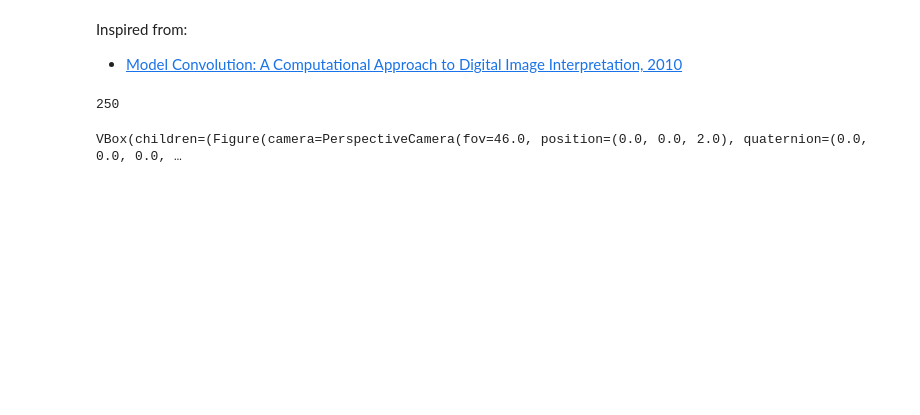
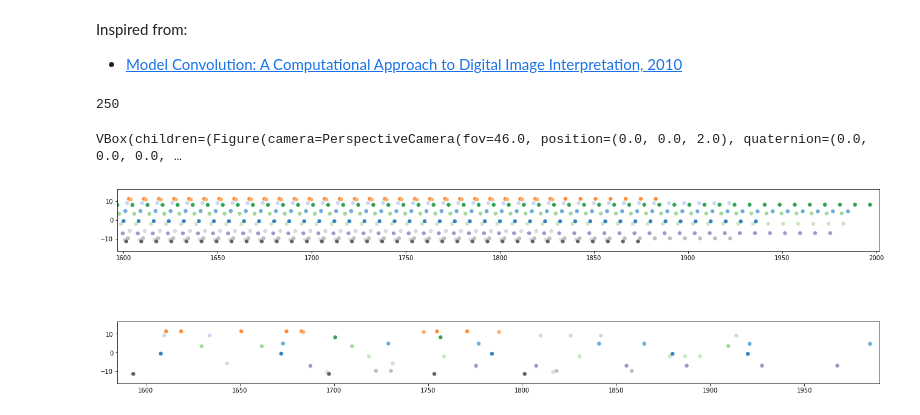
Before and after one commit to brouhardlab/anamic, a Jupyter notebook: notebooks/Development/Simulate Microscope Images.ipynb, the cells around one changed output. Drawn from its saved outputs; the diff is of its cells as text; code cells hidden in the pictures; blank space fills up the shorter version.

```diff
--- a/notebooks/Development/Simulate Microscope Images.ipynb
+++ b/notebooks/Development/Simulate Microscope Images.ipynb
@@ -57,28 +57,30 @@ VBox(children=(Figure(camera=PerspectiveCamera(fov=46.0, position=(0.0, 0.0, 2.0
 # %%
 # Project 3D coordinate to 2D plan
 positions[['x_proj', 'y_proj']] = positions[['x', 'z']].copy()
 
-visualize = False
+visualize = True
 
 if visualize:
     color_feature = 'pf'
     marker_size = 30
 
     fig, axs = plt.subplots(nrows=2, figsize=(18, 6), constrained_layout=True)
 
     # Visualize all dimers
     selected_dimers = positions[(positions['visible'] == True)]
     anamic.viz.viz_2d_dimers_positions(axs[0], selected_dimers,
                                        x_feature="y_proj", y_feature="x_proj",
                                        color_feature=color_feature, marker_size=marker_size,
                                        x_offset=400)
 
     # Visualize only labeled dimers
     selected_dimers = positions[(positions['visible'] == True) & (positions['labeled'] == True)]
     anamic.viz.viz_2d_dimers_positions(axs[1], selected_dimers,
                                        x_feature="y_proj", y_feature="x_proj",
                                        color_feature=color_feature, marker_size=marker_size,
                                        x_offset=400)
+# %% [output]
+[figure, added]
 # %%
 # Apply a random rotation of the projected microtubule positions
 
```
Also changed, not shown: parts of 5 cells of this notebook, 2 other files.
